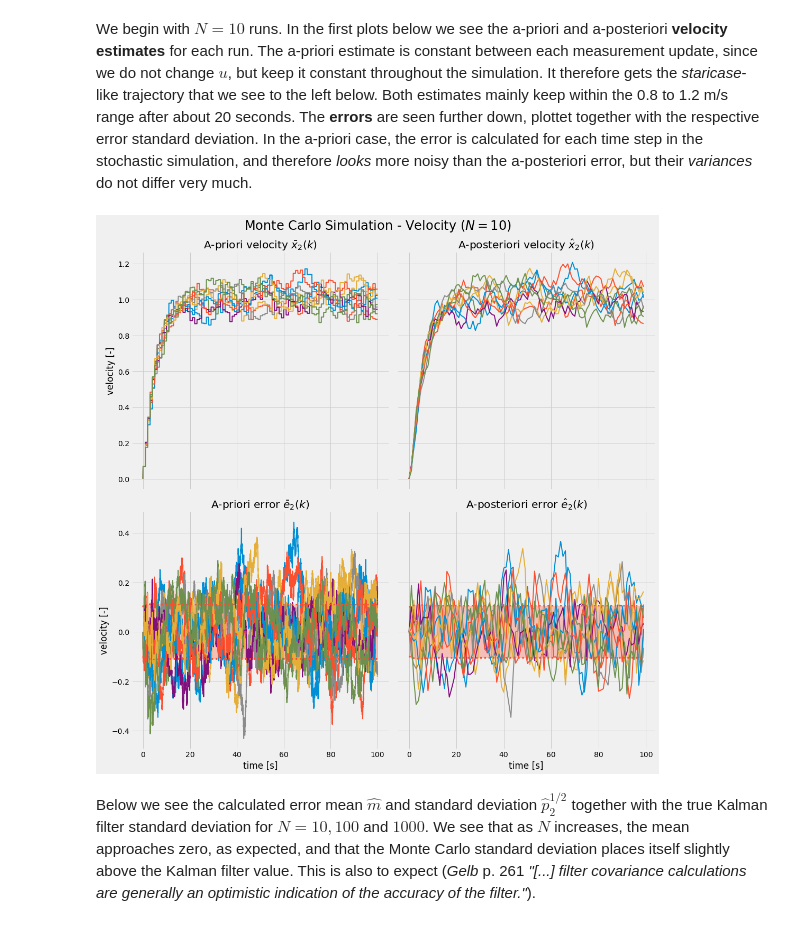
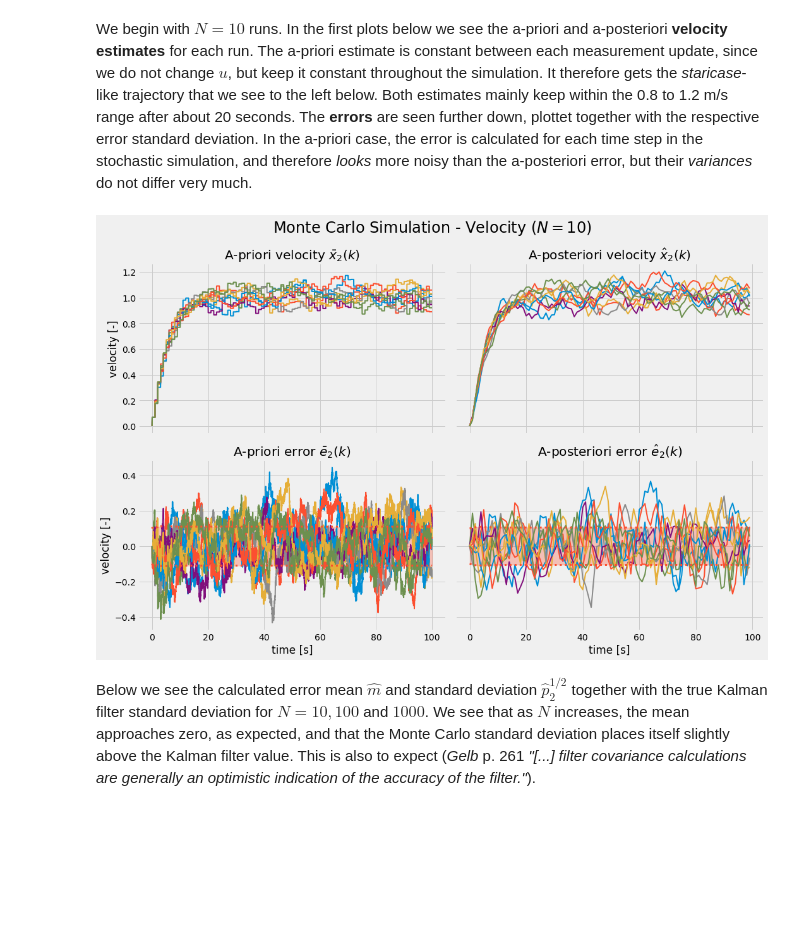
Before and after one commit to fonstelien/TEK4050, a Jupyter notebook: project/project.ipynb, the cells around one changed output. Drawn from its saved outputs; the diff is of its cells as text; code cells hidden in the pictures; blank space fills up the shorter version.

```diff
--- a/project/project.ipynb
+++ b/project/project.ipynb
@@ -713,39 +713,39 @@ We begin with $N=10$ runs. In the first plots below we see the a-priori and a-po
 # %%
 (X_bar, X_hat, E_bar, E_hat, p_bar, p_hat) = monte_carlo(10)
 # %%
-fig, axes = plt.subplots(ncols=2, nrows=2, sharex='col', sharey='row', figsize=(15,15))
+fig, axes = plt.subplots(ncols=2, nrows=2, sharex='col', sharey='row', figsize=(15,10))
 fig.suptitle(r'Monte Carlo Simulation - Velocity ($N=10$)', fontsize=24)
 
 ax = axes[0,0]
 ax.set_title(r'A-priori velocity $\bar{x}_2(k)$')
 ax.plot(t, X_bar[:,1,:].T, lw=2)
 ax.set_ylabel('velocity [-]')
 
 ax = axes[0,1]
 ax.set_title(r'A-posteriori velocity $\hat{x}_2(k)$')
 ax.plot(tm, X_hat[:,1,:].T, lw=2)
 
 ax = axes[1,0]
 ax.set_title(r'A-priori error $\bar{e}_2(k)$')
 ax.plot(t, E_bar[:,1,:].T, lw=2)
 ax.plot(t, sqrt(p_bar[1]), color=COLORS[1], lw=3, ls=':')
 ax.plot(t, -sqrt(p_bar[1]), color=COLORS[1], lw=3, ls=':')
 ax.fill_between(t, sqrt(p_bar[1]), -sqrt(p_bar[1]), color=COLORS[1], alpha=.3)
 ax.set_ylabel('velocity [-]')
 ax.set_xlabel('time [s]')
 
 ax = axes[1,1]
 ax.set_title(r'A-posteriori error $\hat{e}_2(k)$')
 ax.plot(tm, E_hat[:,1,:].T, lw=2)
 ax.plot(tm, sqrt(p_hat[1]), color=COLORS[1], lw=3, ls=':')
 ax.plot(tm, -sqrt(p_hat[1]), color=COLORS[1], lw=3, ls=':')
 ax.fill_between(tm, sqrt(p_hat[1]), -sqrt(p_hat[1]), color=COLORS[1], alpha=.3)
 ax.set_xlabel('time [s]')
 
 fig.tight_layout()
 plt.show()
 # %% [output]
-[figure, old version]
+[figure, new version]
 # %% [markdown]
 Below we see the calculated error mean $\hat{m}$ and standard deviation $\hat{p}_2^{1/2}$ together with the true Kalman filter standard deviation for $N=10, 100$ and $1000$. We see that as $N$ increases, the mean approaches zero, as expected, and that the Monte Carlo standard deviation places itself slightly above the Kalman filter value. This is also to expect (_Gelb_ p. 261 _"[...] filter covariance calculations are generally an optimistic indication of the accuracy of the filter."_).
 # %%
```
Also changed, not shown: parts of 13 cells of this notebook.
